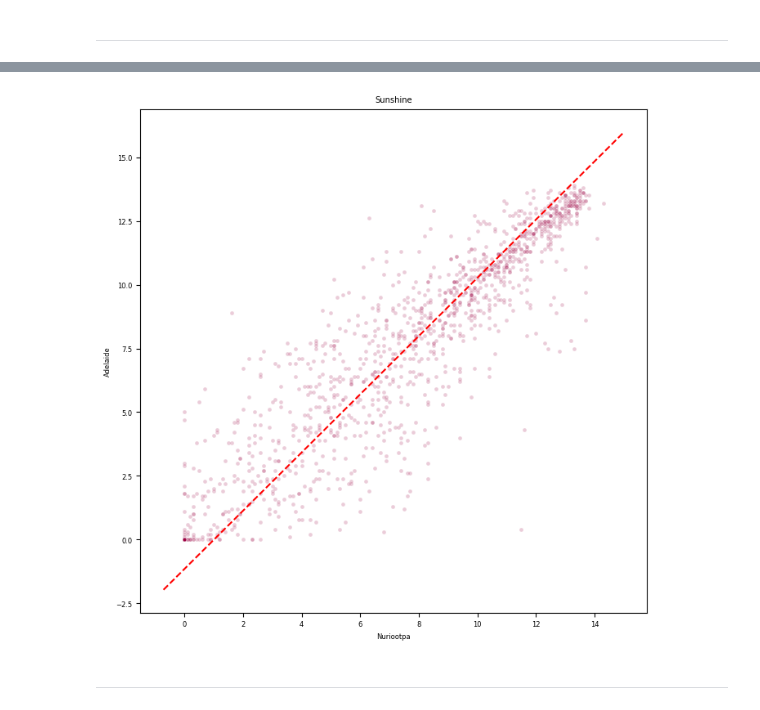
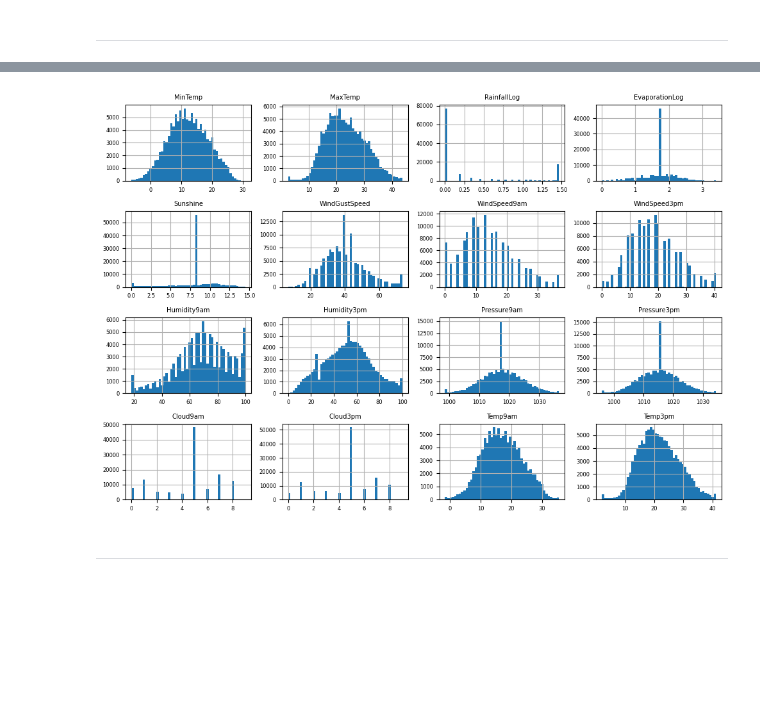
Before and after one commit to jcruz-ferreyra/aprMaqI_CEIA, a Jupyter notebook: TP/source/train_test_model.ipynb, the cells around one changed output, grey strips where cells are left out. Saved outputs shown, nothing was run; the diff lists cells and outputs as text; code cells hidden in the pictures; blank space fills up the shorter version.

```diff
--- a/TP/source/train_test_model.ipynb
+++ b/TP/source/train_test_model.ipynb
@@ -315,2 +453,37 @@ for feature in tqdm(numeric_feature_columns):
+# %%
+missing_scaler = StandardScaler()
+X_missing_scaled = missing_scaler.fit_transform(train_set_missing[numeric_feature_columns])
+# %%
+min_values = np.array(
+    [train_set_missing[column].min() for column in numeric_feature_columns]
+)
+max_values = np.array(
+    [train_set_missing[column].max() for column in numeric_feature_columns]
+)
+
+iterative_imputer = IterativeImputer(
+    initial_strategy="median",
+    min_value=min_values,
+    max_value=max_values,
+    random_state=random_seed,
+    keep_empty_features=True,
+)
+X_imputed_scaled = iterative_imputer.fit_transform(
+    X_missing_scaled,
+)
+# %%
+X_imputed = missing_scaler.inverse_transform(X_imputed_scaled)
+train_set_missing[numeric_feature_columns] = X_imputed
+# %%
+angle_feature_columns = [
+    ("WindGustDirCos", "WindGustDirSin"),
+    ("WindDir9amCos", "WindDir9amSin"),
+    ("WindDir3pmCos", "WindDir3pmSin"),
+]
+
+for angle_feature_cos, angle_feature_sin in tqdm(angle_feature_columns):
+    magnitude = np.sqrt(train_set_missing[angle_feature_cos]**2 + train_set_missing[angle_feature_sin]**2)
+    train_set_missing[angle_feature_cos] = train_set_missing[angle_feature_cos] / magnitude
+    train_set_missing[angle_feature_sin] = train_set_missing[angle_feature_sin] / magnitude
 # %% [markdown]
 ---
@@ -342,31 +490,9 @@ df_feature_loc1_loc2 = df_feature[[loc_a, loc_b]].dropna()
-# %%
-plt.figure(figsize=(8, 8))
-
-sc = plt.scatter(
-    df_feature_loc1_loc2[loc_a],
-    df_feature_loc1_loc2[loc_b],
-    s=12,
-    c=spectral_palette[0],
-    alpha=0.2,
-    edgecolors="w",
-    linewidth=0.5,
-)
-
-filt = (spatial_correlations[feature]["loc_a"] == loc_a) & (
-    spatial_correlations[feature]["loc_b"] == loc_b
-)
-intercept = spatial_correlations[feature].loc[filt, :]["intercept"].values
-slope = spatial_correlations[feature].loc[filt, :]["slope"].values
-x_vals = np.array(plt.gca().get_xlim())  # Get current x-axis limits
-y_vals = intercept + slope * x_vals  # Calculate corresponding y values
-plt.plot(x_vals, y_vals, "--", color="red")  # Plot the line
-
-plt.xlabel(loc_a)
-plt.ylabel(loc_b)
-plt.title(feature)
-
-plt.show()
-# %% [output]
-[figure, removed]
+# %%
+plt.rcParams.update({'font.size': 6})
+train_set_missing[numeric_columns].hist(bins=50, figsize=(12, 8))
+plt.subplots_adjust(hspace=0.4, wspace=0.25)
+plt.show()
+# %% [output]
+[figure, added]
 # %% [markdown]
 ---
```
Also changed, not shown: parts of 46 cells of this notebook, 2 other files.
